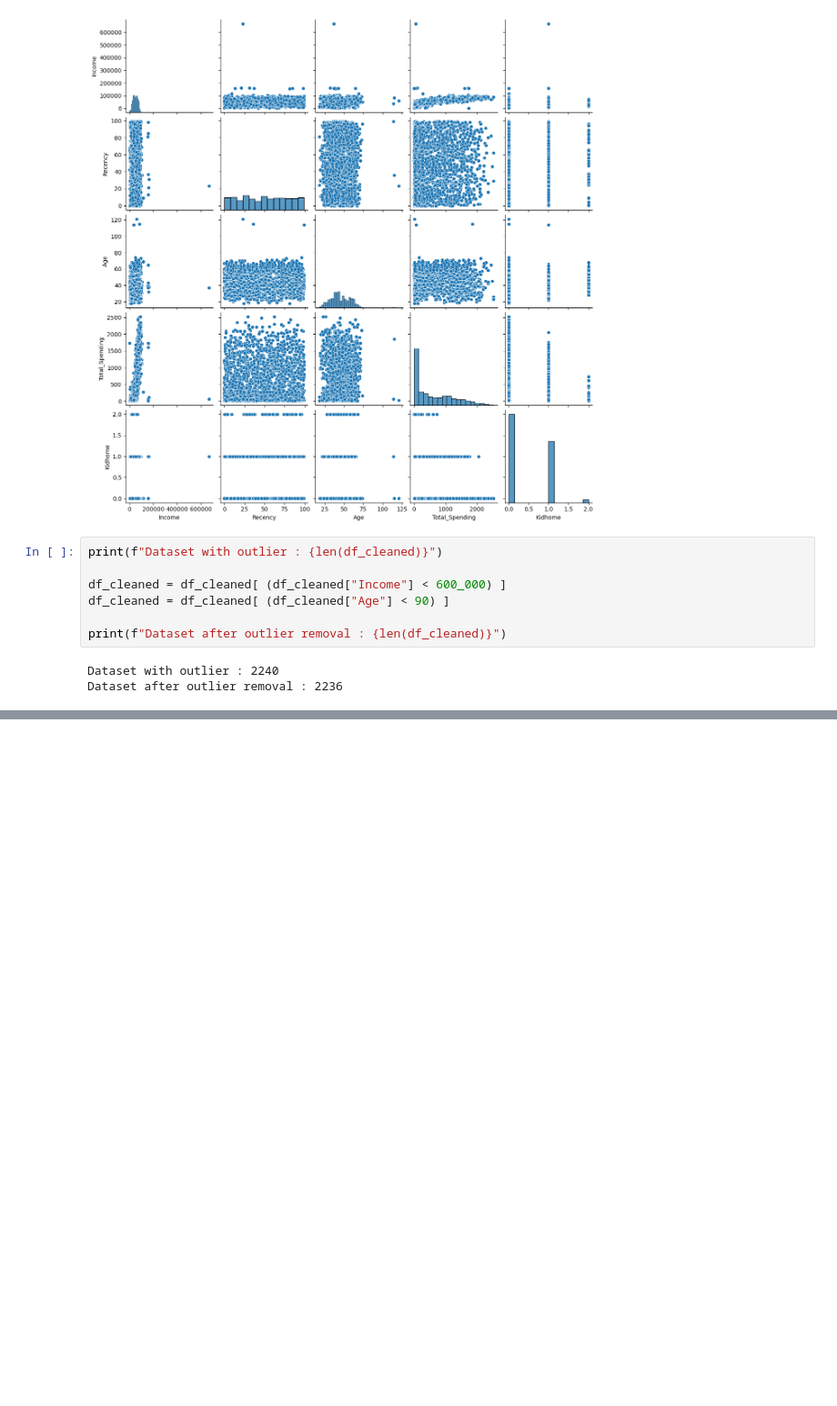
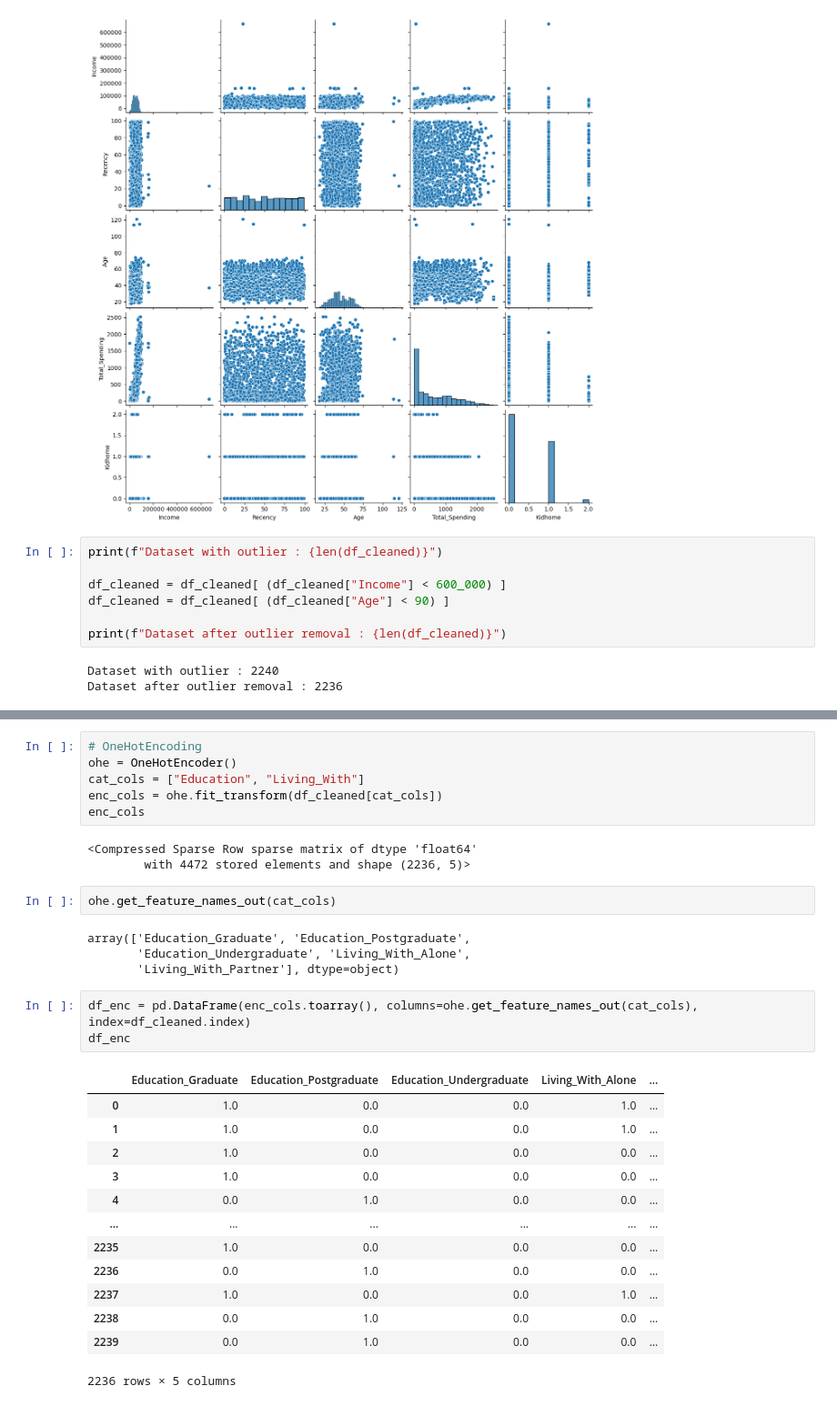
Before and after one commit to mihirgupta665/PRIME-AI-And-ML-, a Jupyter notebook: 8_UnSupervised_Learning/6_Customer_Segmentation_System/1_Smart_Cart.ipynb, the cells around one changed output, grey strips where cells are left out. Shown at 91% size. Saved outputs shown, nothing was run; the diff lists cells and outputs as text; blank space fills up the shorter version.

```diff
--- a/8_UnSupervised_Learning/6_Customer_Segmentation_System/1_Smart_Cart.ipynb
+++ b/8_UnSupervised_Learning/6_Customer_Segmentation_System/1_Smart_Cart.ipynb
@@ -242,0 +256,32 @@ plt.tight_layout()
+# %%
+# OneHotEncoding
+ohe = OneHotEncoder()
+cat_cols = ["Education", "Living_With"]
+enc_cols = ohe.fit_transform(df_cleaned[cat_cols])
+enc_cols
+# %% [output]
+<Compressed Sparse Row sparse matrix of dtype 'float64'
+        with 4472 stored elements and shape (2236, 5)>
+# %%
+ohe.get_feature_names_out(cat_cols)
+# %% [output]
+array(['Education_Graduate', 'Education_Postgraduate',
+       'Education_Undergraduate', 'Living_With_Alone',
+       'Living_With_Partner'], dtype=object)
+# %%
+df_enc = pd.DataFrame(enc_cols.toarray(), columns=ohe.get_feature_names_out(cat_cols), index=df_cleaned.index)
+df_enc
+# %% [output]
+|  | Education_Graduate | Education_Postgraduate | Education_Undergraduate | Living_With_Alone | ... |
+| 0 | 1.0 | 0.0 | 0.0 | 1.0 | ... |
+| 1 | 1.0 | 0.0 | 0.0 | 1.0 | ... |
+| 2 | 1.0 | 0.0 | 0.0 | 0.0 | ... |
+| 3 | 1.0 | 0.0 | 0.0 | 0.0 | ... |
+| 4 | 0.0 | 1.0 | 0.0 | 0.0 | ... |
+| ... | ... | ... | ... | ... | ... |
+| 2235 | 1.0 | 0.0 | 0.0 | 0.0 | ... |
+| 2236 | 0.0 | 1.0 | 0.0 | 0.0 | ... |
+| 2237 | 1.0 | 0.0 | 0.0 | 1.0 | ... |
+| 2238 | 0.0 | 1.0 | 0.0 | 0.0 | ... |
+| 2239 | 0.0 | 1.0 | 0.0 | 0.0 | ... |
+2236 rows × 5 columns
```
Also changed, not shown: parts of 10 cells of this notebook, 1 other file.
